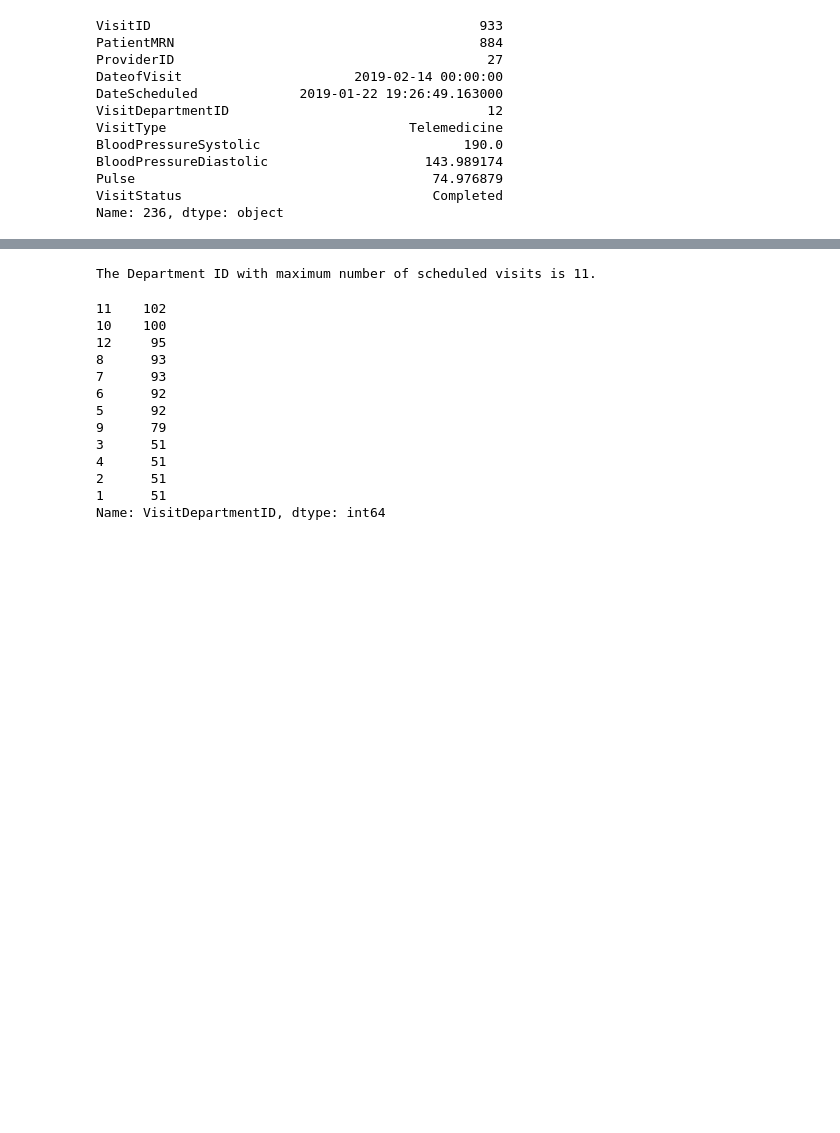
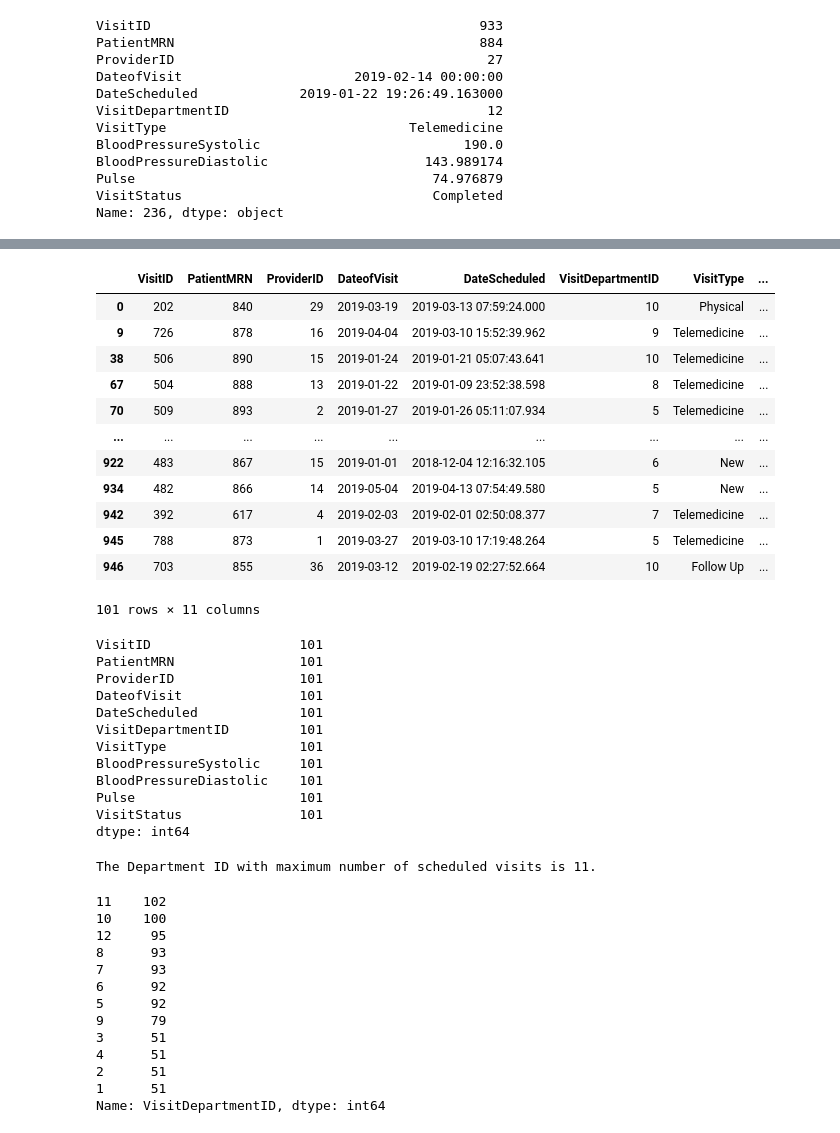
Before and after one commit to Seenu-Raj/Panda_Girls_Team3, a Jupyter notebook: Team3_PandaGirls_Q41-50.ipynb, the cells around one changed output, grey strips where cells are left out. Saved outputs shown, nothing was run; the diff lists cells and outputs as text; code cells hidden in the pictures; blank space fills up the shorter version.

```diff
--- a/Team3_PandaGirls_Q41-50.ipynb
+++ b/Team3_PandaGirls_Q41-50.ipynb
@@ -115,3 +200,42 @@ Patient count for Pneumonia is: 201
+# %%
+## Q49. Retrieve the count of patients who are prone to hypertension crisis. (SBP>180 & DBP>120)
+
+#Linking with the dataframe
+df = pd.read_excel("HospitalDatabase.xlsx","AmbulatoryVisits")
+
+#Listing the patient details who are prone to hypertension crisis
+List_Patients = AmbulatoryVisits[(AmbulatoryVisits['BloodPressureSystolic']>180)&(AmbulatoryVisits['BloodPressureDiastolic']>120)]
+display(List_Patients)
+
+#Counting the patients who are prone to hypertension crisis
+Count_Patients = AmbulatoryVisits[(AmbulatoryVisits['BloodPressureSystolic']>180)&(AmbulatoryVisits['BloodPressureDiastolic']>120)].count()
+print(Count_Patients)
+# %% [output]
+|  | VisitID | PatientMRN | ProviderID | DateofVisit | DateScheduled | VisitDepartmentID | VisitType | ... |
+| 0 | 202 | 840 | 29 | 2019-03-19 | 2019-03-13 07:59:24.000 | 10 | Physical | ... |
+| 9 | 726 | 878 | 16 | 2019-04-04 | 2019-03-10 15:52:39.962 | 9 | Telemedicine | ... |
+| 38 | 506 | 890 | 15 | 2019-01-24 | 2019-01-21 05:07:43.641 | 10 | Telemedicine | ... |
+| 67 | 504 | 888 | 13 | 2019-01-22 | 2019-01-09 23:52:38.598 | 8 | Telemedicine | ... |
+| 70 | 509 | 893 | 2 | 2019-01-27 | 2019-01-26 05:11:07.934 | 5 | Telemedicine | ... |
+| ... | ... | ... | ... | ... | ... | ... | ... | ... |
+| 922 | 483 | 867 | 15 | 2019-01-01 | 2018-12-04 12:16:32.105 | 6 | New | ... |
+| 934 | 482 | 866 | 14 | 2019-05-04 | 2019-04-13 07:54:49.580 | 5 | New | ... |
+| 942 | 392 | 617 | 4 | 2019-02-03 | 2019-02-01 02:50:08.377 | 7 | Telemedicine | ... |
+| 945 | 788 | 873 | 1 | 2019-03-27 | 2019-03-10 17:19:48.264 | 5 | Telemedicine | ... |
+| 946 | 703 | 855 | 36 | 2019-03-12 | 2019-02-19 02:27:52.664 | 10 | Follow Up | ... |
+101 rows × 11 columns
+VisitID                   101
+PatientMRN                101
+ProviderID                101
+DateofVisit               101
+DateScheduled             101
+VisitDepartmentID         101
+VisitType                 101
+BloodPressureSystolic     101
+BloodPressureDiastolic    101
+Pulse                     101
+VisitStatus               101
+dtype: int64
 # %%
 ## Q50. Which departmentID has maximum number of visits scheduled.
 
```
Also changed, not shown: parts of 8 cells of this notebook.
